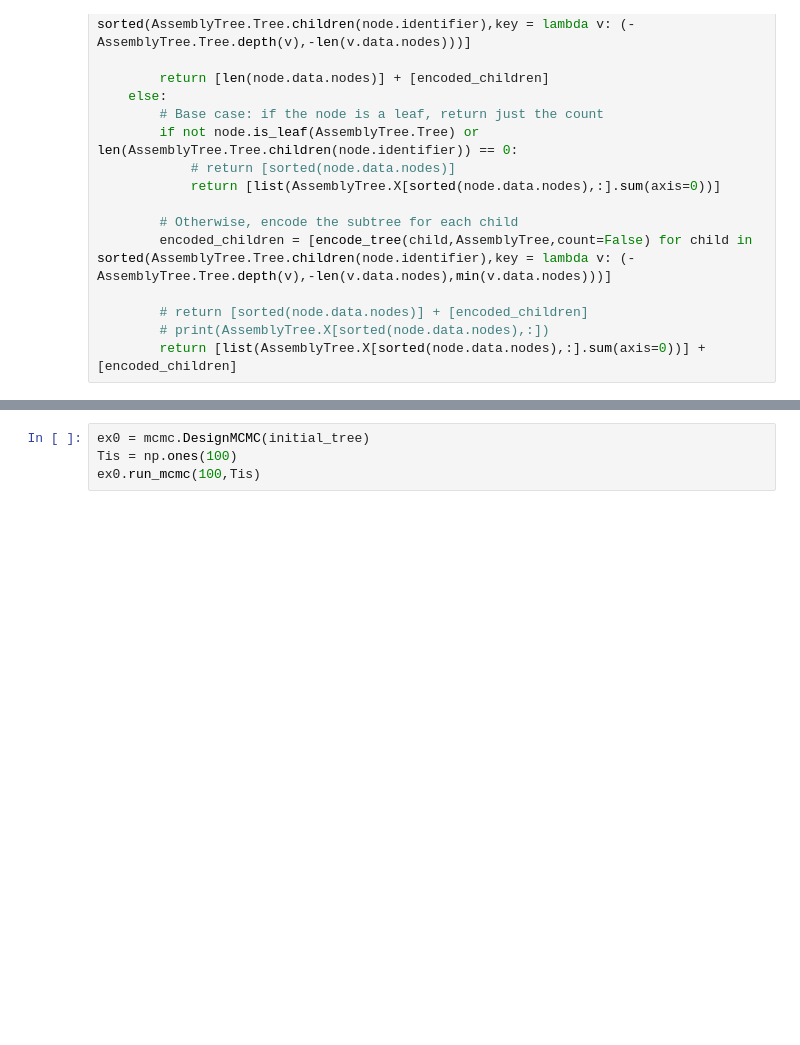
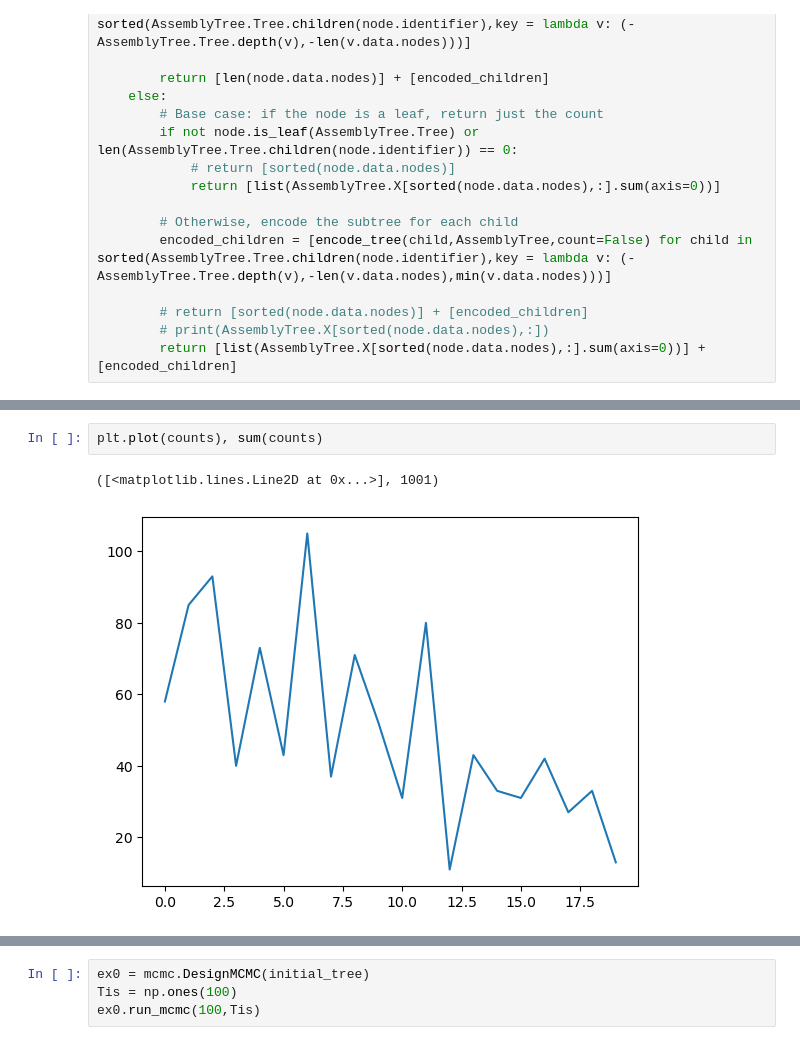
Before and after one commit to coryglover/NetDesign, a Jupyter notebook: notebooks/random_walk.ipynb, the cells around one changed output, grey strips where cells are left out. Drawn from its saved outputs; the diff is of its cells as text; blank space fills up the shorter version.

```diff
--- a/notebooks/random_walk.ipynb
+++ b/notebooks/random_walk.ipynb
@@ -64,0 +76,5 @@ initial_tree = mcmc.AssemblyTree(target,X,O,capacity)
+# %%
+plt.plot(counts), sum(counts)
+# %% [output]
+([<matplotlib.lines.Line2D at 0x...>], 1001)
+[figure, added]
```
Also changed, not shown: parts of 5 cells of this notebook, 2 other files.
